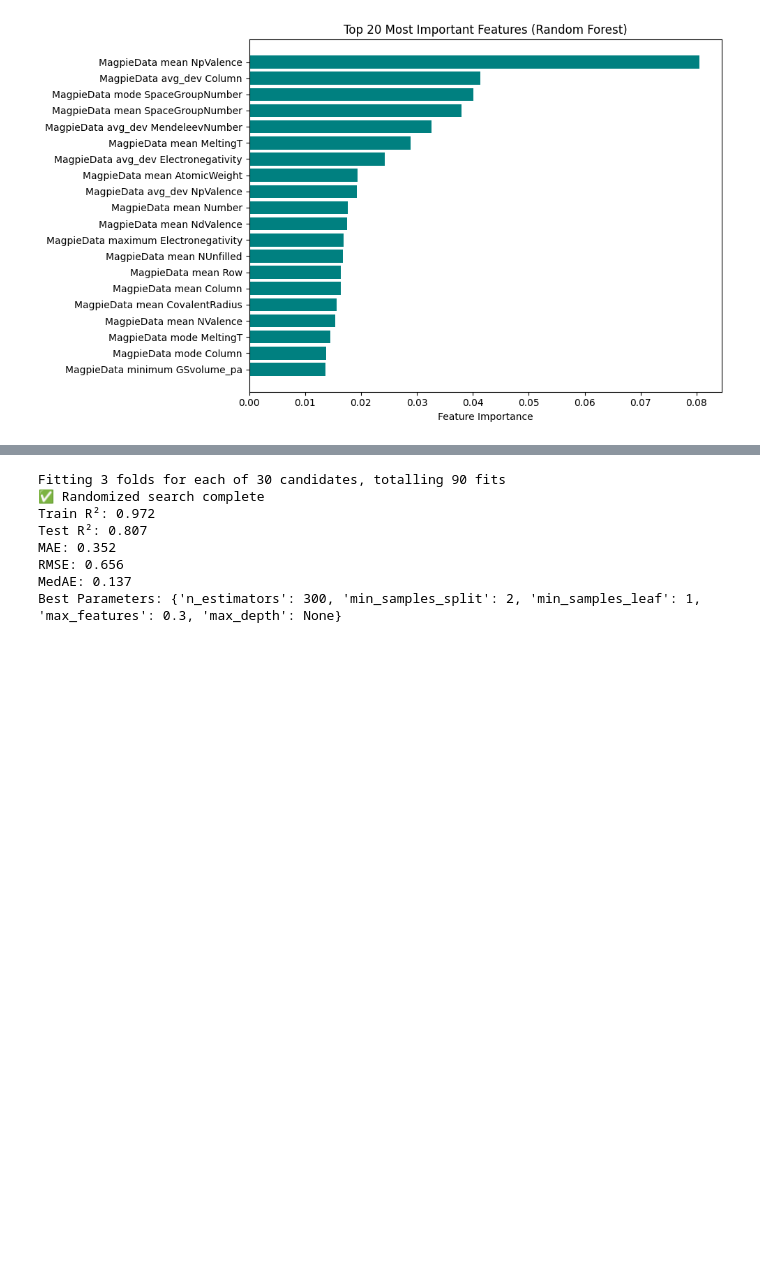
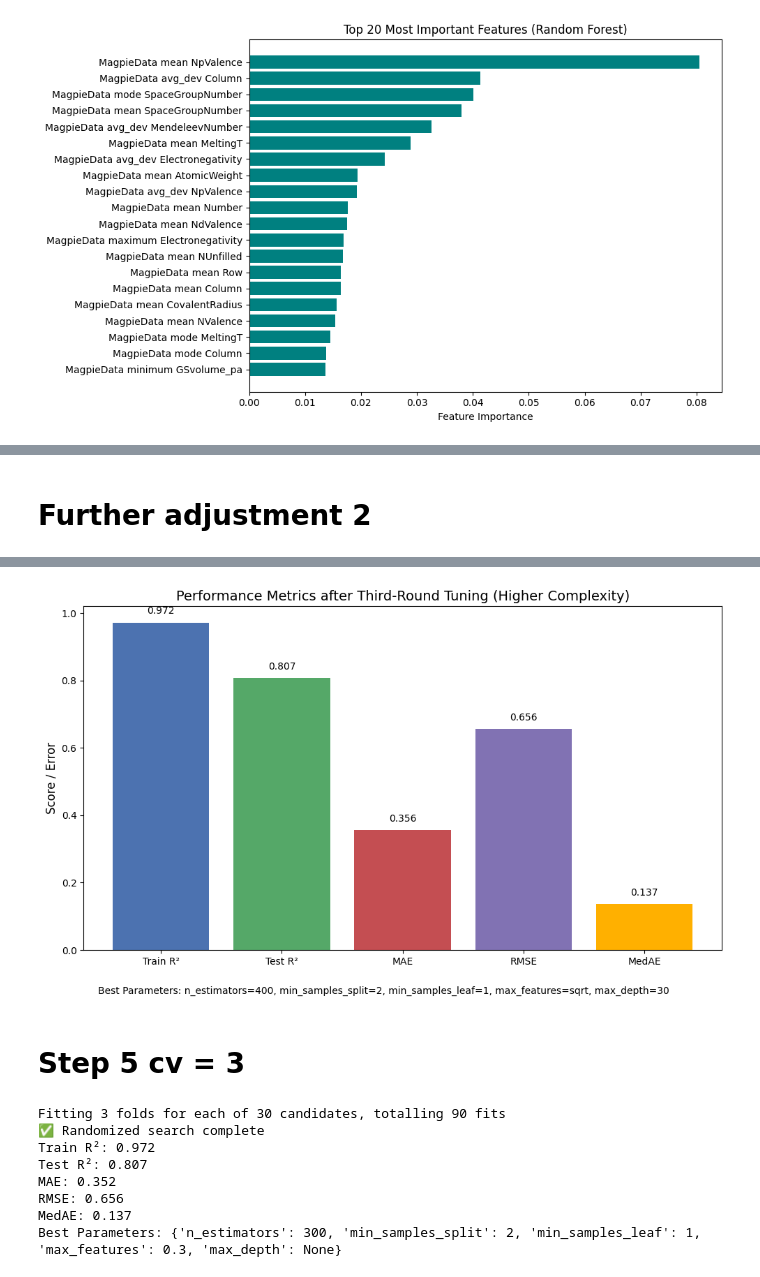
Before and after one commit to Zheyu13/NSCI-0028, a Jupyter notebook: NSCI 0028 assignment.ipynb, the cells around one changed output, grey strips where cells are left out. Cells and saved outputs as stored; diff of their text form; code cells hidden in the pictures; blank space fills up the shorter version.

```diff
--- a/NSCI 0028 assignment.ipynb
+++ b/NSCI 0028 assignment.ipynb
@@ -396,0 +460,76 @@ plt.show()
+# %% [markdown]
+# Further adjustment 2
+# %%
+# Further adjustment 2
+# Step 1: Define a hyperparameter space with increased model complexity
+param_dist_complex = {
+    'n_estimators': [300, 400, 500],
+    'max_depth': [None, 25, 30],              # Allow deeper trees or no depth limit
+    'min_samples_split': [2, 3],              # Looser constraints on splitting
+    'min_samples_leaf': [1],                  # Allow very small leaf nodes
+    'max_features': ['sqrt', 0.5, 0.7]        # Allow more features per split
+}
+
+# Step 2: Initialize the Random Forest model
+rf_model = RandomForestRegressor(random_state=42)
+
+# Step 3: Perform RandomizedSearchCV with 5-fold cross-validation
+random_search_cv5_complex = RandomizedSearchCV(
+    rf_model,
+    param_distributions=param_dist_complex,
+    n_iter=30,
+    cv=5,
+    random_state=42,
+    n_jobs=-1,
+    verbose=1
+)
+
+# Step 4: Fit the model on training data
+random_search_cv5_complex.fit(X_train, y_train)
+best_model_complex = random_search_cv5_complex.best_estimator_
+
+# Step 5: Predict and evaluate on both training and test sets
+y_train_pred = best_model_complex.predict(X_train)
+y_test_pred = best_model_complex.predict(X_test)
+
+train_r2 = r2_score(y_train, y_train_pred)
+test_r2 = r2_score(y_test, y_test_pred)
+mae = mean_absolute_error(y_test, y_test_pred)
+rmse = mean_squared_error(y_test, y_test_pred) ** 0.5
+medae = median_absolute_error(y_test, y_test_pred)
+
+# Step 6: Print performance metrics and best parameters
+print("✅ Third-round RandomizedSearch complete (Increased Complexity)")
+print(f"Train R²: {train_r2:.3f}")
+print(f"Test R²: {test_r2:.3f}")
+print(f"MAE: {mae:.3f}")
+print(f"RMSE: {rmse:.3f}")
+print(f"MedAE: {medae:.3f}")
+print("Best Parameters:", random_search_cv5_complex.best_params_)
+
+# Step 7: Visualize results in a clean bar chart
+metrics = ["Train R²", "Test R²", "MAE", "RMSE", "MedAE"]
+values = [train_r2, test_r2, mae, rmse, medae]
+
+plt.figure(figsize=(10, 6))
+bars = plt.bar(metrics, values, color=['#4C72B0', '#55A868', '#C44E52', '#8172B3', '#FFB000'])
+
+# Annotate bars with their exact values
+for bar in bars:
+    height = bar.get_height()
+    plt.text(bar.get_x() + bar.get_width()/2, height + 0.02, f"{height:.3f}",
+             ha='center', va='bottom', fontsize=10)
+
+plt.title("Performance Metrics after Third-Round Tuning (Higher Complexity)", fontsize=14)
+plt.ylabel("Score / Error", fontsize=12)
+plt.grid(False)
+
+# Display best parameter combination below the chart
+param_str = ', '.join([f"{k}={v}" for k, v in random_search_cv5_complex.best_params_.items()])
+plt.figtext(0.5, 0.01, f"Best Parameters: {param_str}", wrap=True,
+            ha='center', fontsize=10)
+
+plt.tight_layout(rect=[0, 0.05, 1, 1])
+plt.savefig("Round 3 Adjustment")
+plt.show()
+# %% [output]
@@ -397,3 +544,6 @@ plt.show()
+[figure, added]
+# %% [markdown]
+# Step 5 cv = 3
 # %%
 #step 5
 #cv = 3
```
Also changed, not shown: parts of 16 cells of this notebook.
